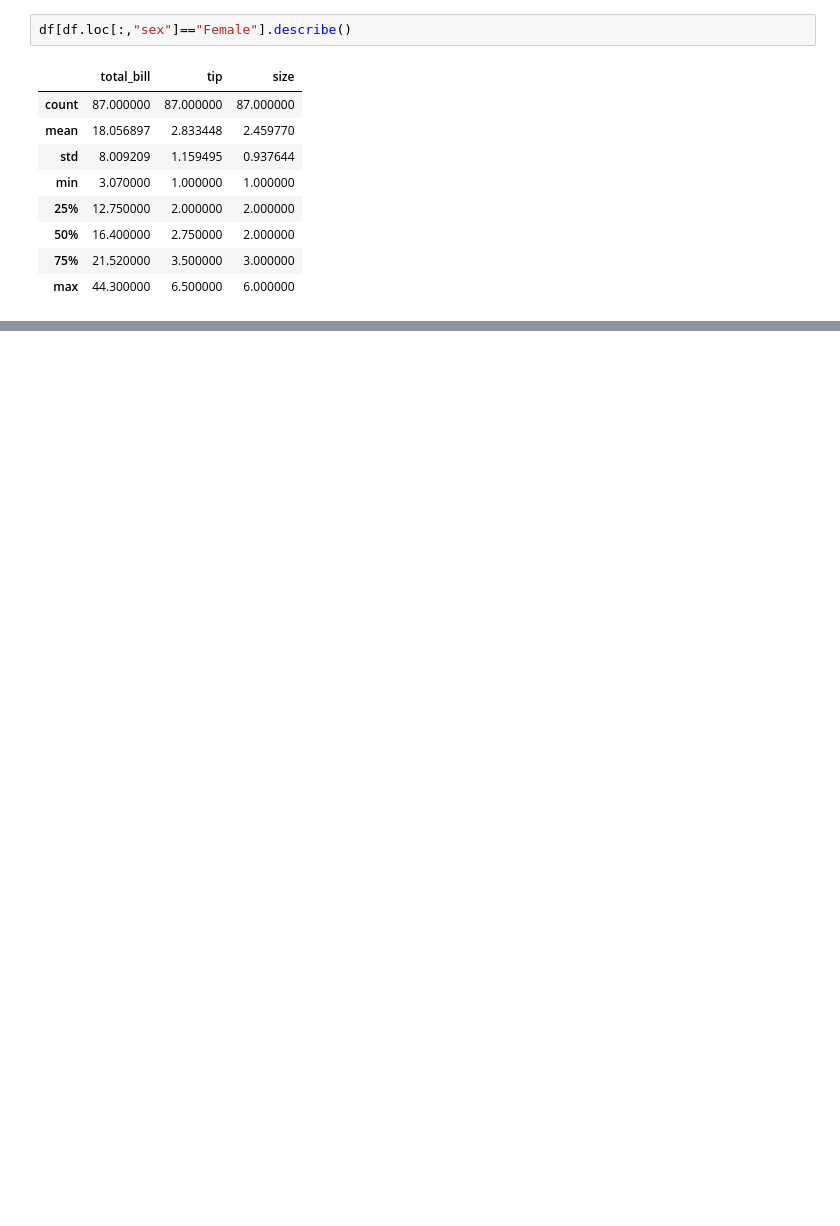
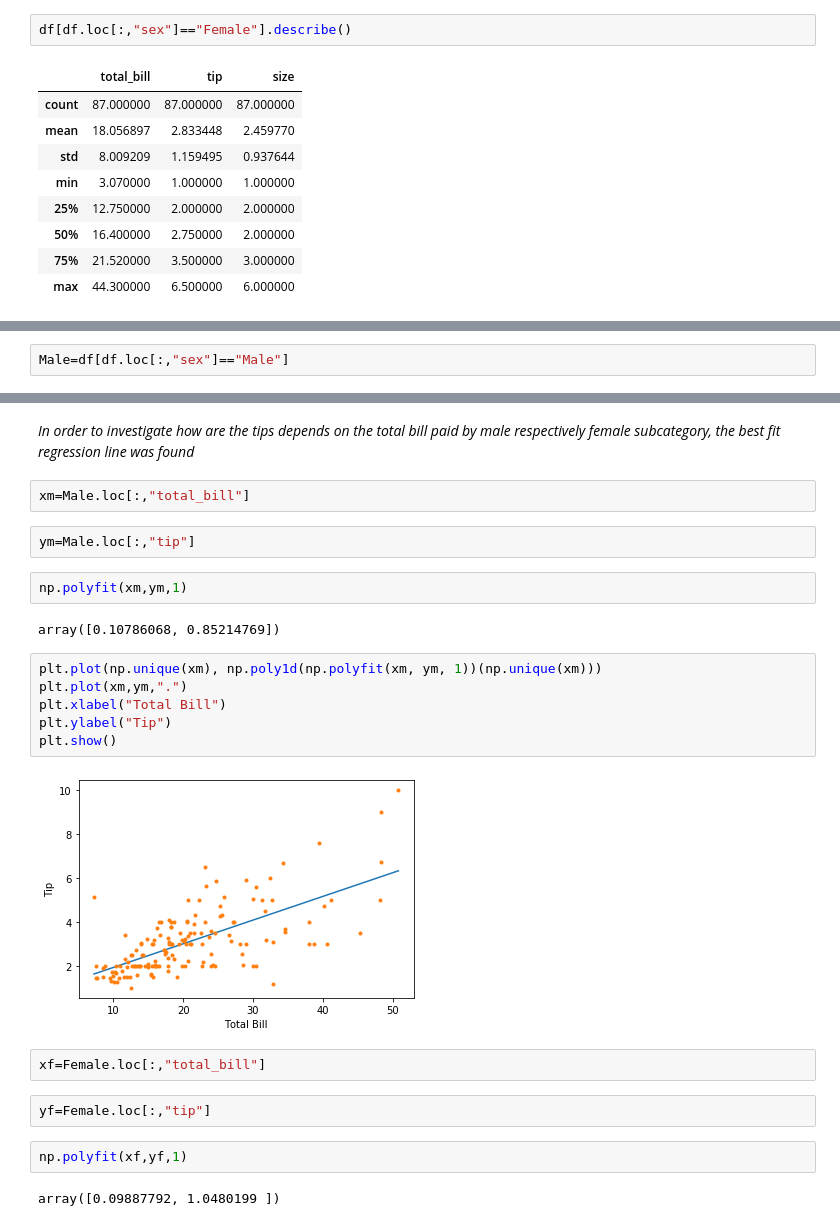
Before and after one commit to Crkonova76/Fundamentals-of-Data-Analysis_Assessment-2019, a Jupyter notebook: Tips_dataset.ipynb, the cells around one changed output, grey strips where cells are left out. Saved outputs shown, nothing was run; the diff lists cells and outputs as text; blank space fills up the shorter version.

```diff
--- a/Tips_dataset.ipynb
+++ b/Tips_dataset.ipynb
@@ -500,0 +550,2 @@ female=df[df.loc[:,"sex"]=="Female"]
+# %%
+Male=df[df.loc[:,"sex"]=="Male"]
@@ -500,0 +568,26 @@ female=df[df.loc[:,"sex"]=="Female"]
+# %% [markdown]
+_In order to investigate how are the tips depends on the total bill paid by male respectively female subcategory,  the best fit regression line was found_
+# %%
+xm=Male.loc[:,"total_bill"]
+# %%
+ym=Male.loc[:,"tip"]
+# %%
+np.polyfit(xm,ym,1)
+# %% [output]
+array([0.10786068, 0.85214769])
+# %%
+plt.plot(np.unique(xm), np.poly1d(np.polyfit(xm, ym, 1))(np.unique(xm)))
+plt.plot(xm,ym,".")
+plt.xlabel("Total Bill")
+plt.ylabel("Tip")
+plt.show()
+# %% [output]
+[figure, added]
+# %%
+xf=Female.loc[:,"total_bill"]
+# %%
+yf=Female.loc[:,"tip"]
+# %%
+np.polyfit(xf,yf,1)
+# %% [output]
+array([0.09887792, 1.0480199 ])
```
Also changed, not shown: parts of 27 cells of this notebook, 1 other file.
